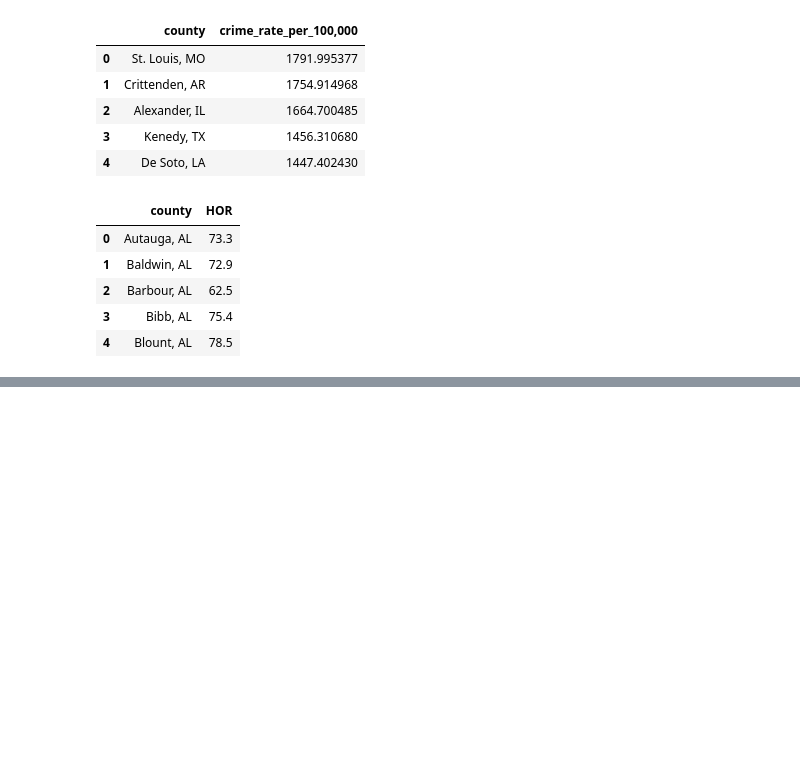
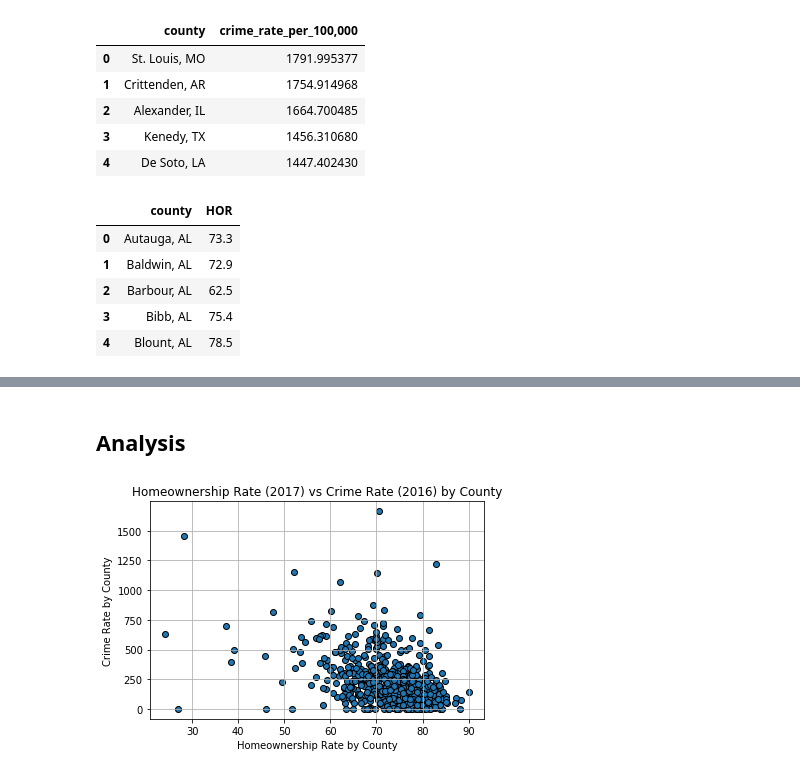
Before and after one commit to natashacrosby/Project_1, a Jupyter notebook: crime_analysis.ipynb, the cells around one changed output, grey strips where cells are left out. Saved outputs shown, nothing was run; the diff lists cells and outputs as text; code cells hidden in the pictures; blank space fills up the shorter version.

Commit message:
running statistical analysis on crime and post sec

```diff
--- a/crime_analysis.ipynb
+++ b/crime_analysis.ipynb
@@ -58,0 +60,11 @@ len(crime_analysis)
+# %% [markdown]
+## Analysis
+# %%
+plt.scatter(crime_analysis["HOR"], crime_analysis["crime_rate_per_100,000"], marker="o", edgecolor='black')
+plt.title("Homeownership Rate (2017) vs Crime Rate (2016) by County")
+plt.xlabel("Homeownership Rate by County")
+plt.ylabel("Crime Rate by County")
+plt.grid(True)
+plt.savefig('Pictures/Crime_rate_scatter.png')
+# %% [output]
+[figure, added]
```
Also changed, not shown: parts of 5 cells of this notebook, 3 other files.
